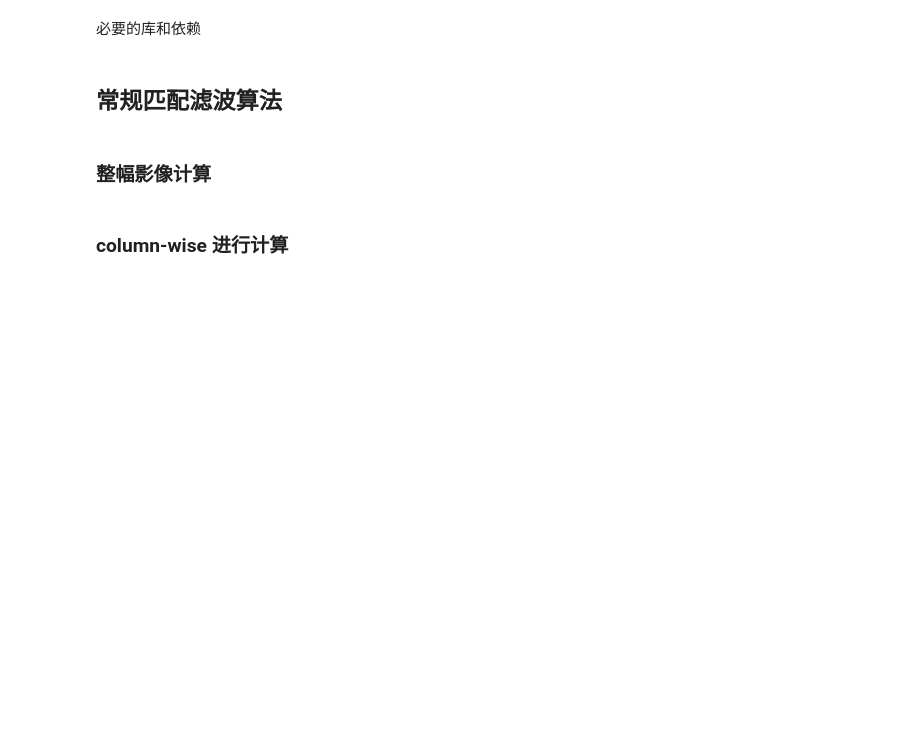
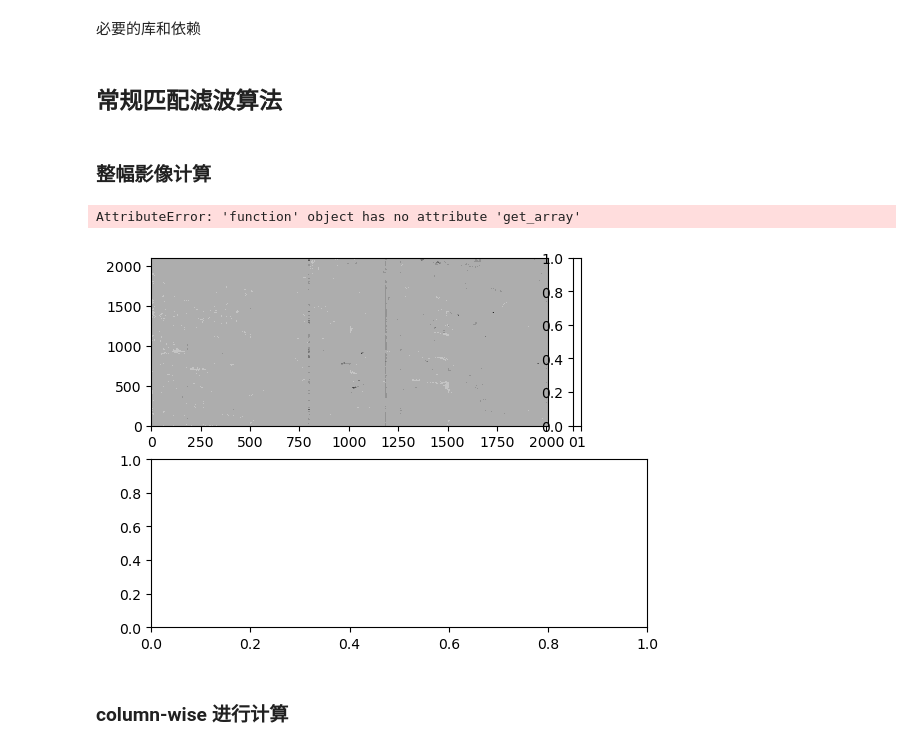
Before and after one commit to Emeric53/MF, a Jupyter notebook: MatchedFilter/matchedfilter.ipynb, the cells around one changed output. Saved outputs shown, nothing was run; the diff lists cells and outputs as text; code cells hidden in the pictures; blank space fills up the shorter version.

```diff
--- a/MatchedFilter/matchedfilter.ipynb
+++ b/MatchedFilter/matchedfilter.ipynb
@@ -10,6 +10,20 @@ sys.path.append("C:\\Users\\RS\\VSCode\\matchedfiltermethod")
 import MyFunctions.AHSI_data as ad
 import MyFunctions.EMIT_data as ed
 from MyFunctions.needed_function import open_unit_absorption_spectrum
+# %%
+def test(method,ax,*args):
+    tif_file_path = r"F:\\AHSI_part1\\GF5B_AHSI_E100.0_N26.4_20231004_011029_L10000400374\\GF5B_AHSI_E100.0_N26.4_20231004_011029_L10000400374_SW.tif"
+    bands,radiance = ad.get_calibrated_radiance(tif_file_path,2100,2500)
+    # define the path of the unit absorption spectrum file
+    ahsi_unit_absorption_spectrum_path = r"C:\\Users\\RS\\VSCode\\matchedfiltermethod\\MyData\\uas\\AHSI_UAS_end_50000.txt"
+    bands, uas = open_unit_absorption_spectrum(ahsi_unit_absorption_spectrum_path,2100,2500)
+    # call the main function to process the radiance file
+    c = method(radiance,uas,*args)
+    # 创建网格
+    x = np.arange(c.shape[1])  # 列索引
+    y = np.arange(c.shape[0])  # 行索引
+    X, Y = np.meshgrid(x, y)
+    contour = ax.contourf(X, Y, c, 20, cmap='RdGy')
 # %% [markdown]
 ## 常规匹配滤波算法
 # %% [markdown]
@@ -70,35 +84,44 @@ def matched_filter(data_cube: np.array, unit_absorption_spectrum: np.array, albe
         l1filter = np.zeros((rows,cols))
         for iter_num in range(5):
             print("iteration: No.", iter_num + 1)
             # 判断是否进行 l1filter 校正，若是则给予前一步的浓度值计算 l1filter
             if sparsity:
-                for row in rows:
-                    for col in cols:
+                for row in range(rows):
+                    for col in range(cols):
                         l1filter = 1 / (concentration[row,col] + np.finfo(np.float64).tiny)
 
             # 更新背景光谱和目标光谱,并计算进行观测光谱和背景光谱差值
             background_spectrum = np.mean(data_cube - (albedo*concentration)[None,:,:]*target_spectrum[:,None,None],
                                           axis=(1,2))
             target_spectrum = np.multiply(background_spectrum, unit_absorption_spectrum)
             radiancediff_with_bg = data_cube - background_spectrum[:,None,None]
 
             # 基于新的目标谱和背景光谱 计算协方差矩阵
             d_covariance = data_cube -(albedo*concentration)[None,:,:]*target_spectrum[:,None,None] - background_spectrum[:,None,None]
             covariance = np.zeros((bands, bands))
             for row in range(rows):
                 for col in range(cols):
                     covariance += np.outer(d_covariance[:,row,col], d_covariance[:,row,col])
             covariance = covariance/(rows*cols)
             covariance_inverse = np.linalg.pinv(covariance)
 
             # 基于最优化估计公式 计算新的甲烷浓度增强值
             for row in range(rows):
                 for col in range(cols):
                     numerator = (radiancediff_with_bg[:,row,col].T @ covariance_inverse @ target_spectrum) - l1filter[row,col]
                     denominator = albedo[row,col] * (target_spectrum.T @ covariance_inverse @ target_spectrum)
                     concentration[row,col] = np.maximum(numerator / denominator, 0.0)
 
     return concentration
+
+from matplotlib import pyplot as plt
+fig, ax = plt.subplots()
+test(matched_filter,ax,False,False,False)
+plt.colorbar(ax.contourf)
+plt.show()
+# %% [output]
+AttributeError: 'function' object has no attribute 'get_array'
+[figure, added]
 # %% [markdown]
 ### column-wise 进行计算
 # %%
```
Also changed, not shown: parts of 1 cell of this notebook, 3 other files.
